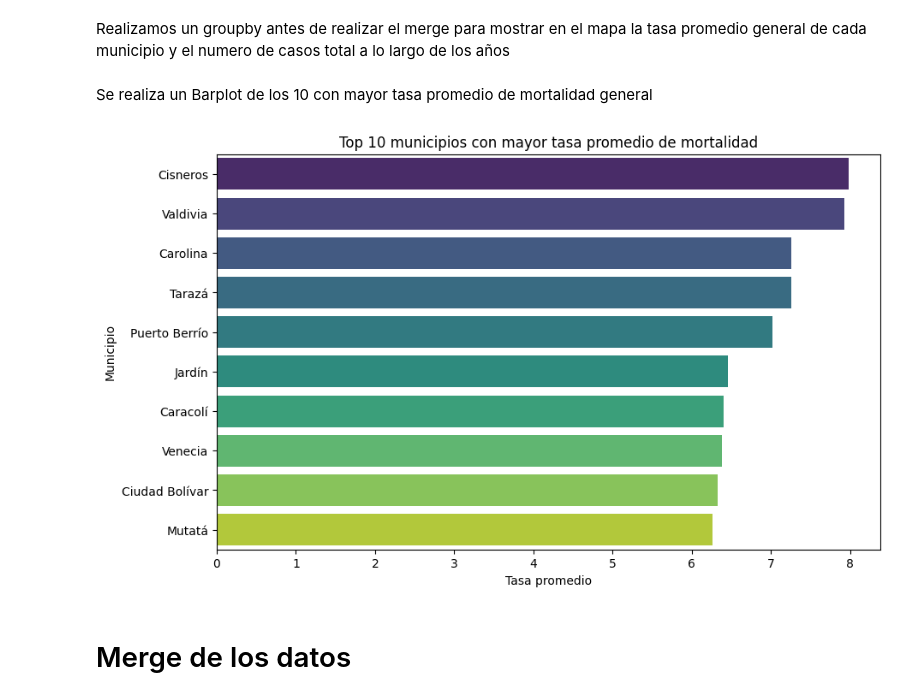
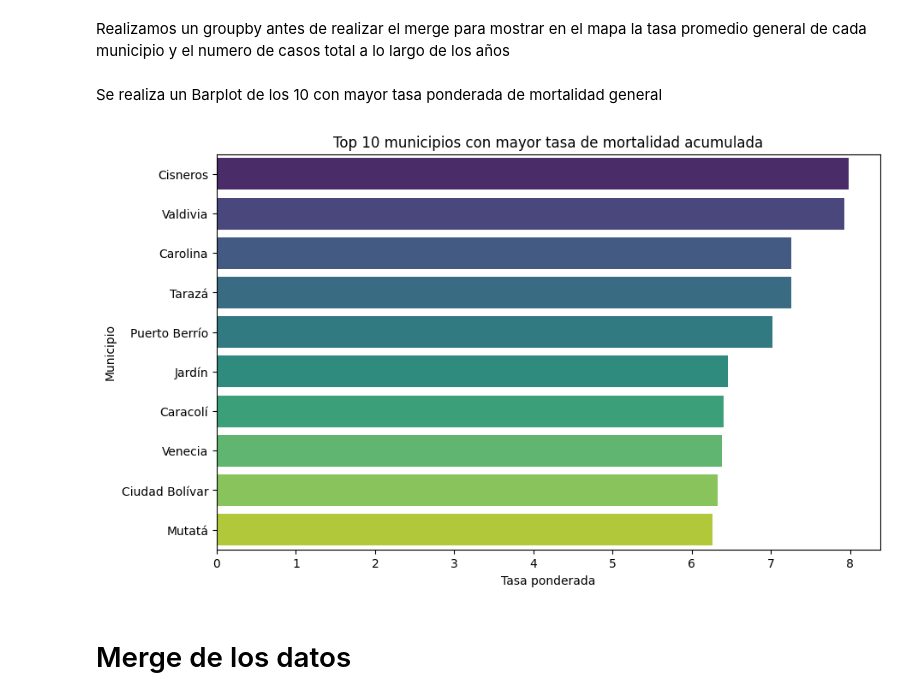
Before and after one commit to matgom03/Taller_georeferenciacion, a Jupyter notebook: _sources/Taller_georeferenciacion.ipynb, the cells around one changed output. Drawn from its saved outputs; the diff is of its cells as text; code cells hidden in the pictures.

```diff
--- a/_sources/Taller_georeferenciacion.ipynb
+++ b/_sources/Taller_georeferenciacion.ipynb
@@ -310,18 +346,18 @@ df_agrupado["tasa_x_mil"] = (
     df_agrupado["casos_totales"] / df_agrupado["poblacion_total"] * 1000
 )
 # %% [markdown]
-Se realiza un Barplot de los 10 con mayor tasa promedio de mortalidad general
+Se realiza un Barplot de los 10 con mayor tasa ponderada de mortalidad general
 # %%
 top10 = df_agrupado.nlargest(10, "tasa_x_mil")
 # %%
 plt.figure(figsize=(10,6))
 sns.barplot(data=top10, x="tasa_x_mil", y="nombremunicipio", palette="viridis")
-plt.title("Top 10 municipios con mayor tasa promedio de mortalidad")
-plt.xlabel("Tasa promedio")
+plt.title("Top 10 municipios con mayor tasa de mortalidad acumulada")
+plt.xlabel("Tasa ponderada")
 plt.ylabel("Municipio")
 plt.show()
 # %% [output]
-[figure, old version]
+[figure, new version]
 # %%
 # Eliminar NombreMunicipio para no duplicar con mpio_cnmbr en el shapefile
 df_agrupado_limpio = df_agrupado.drop(columns="nombremunicipio")
```
Also changed, not shown: parts of 7 cells of this notebook, 10 other files.
